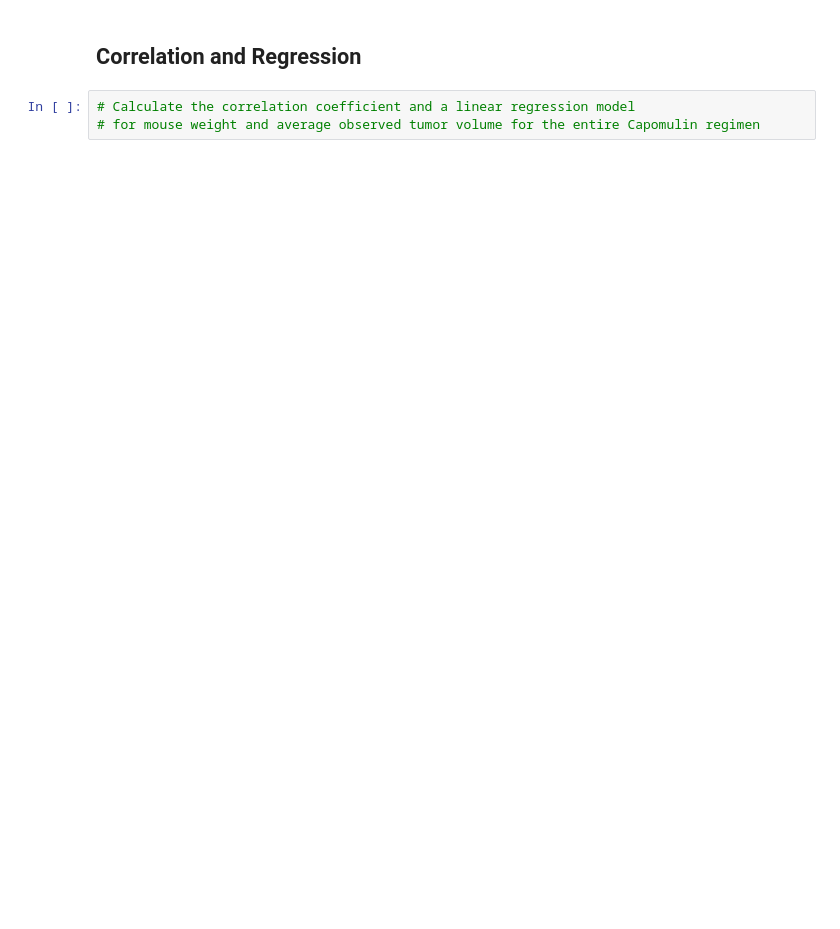
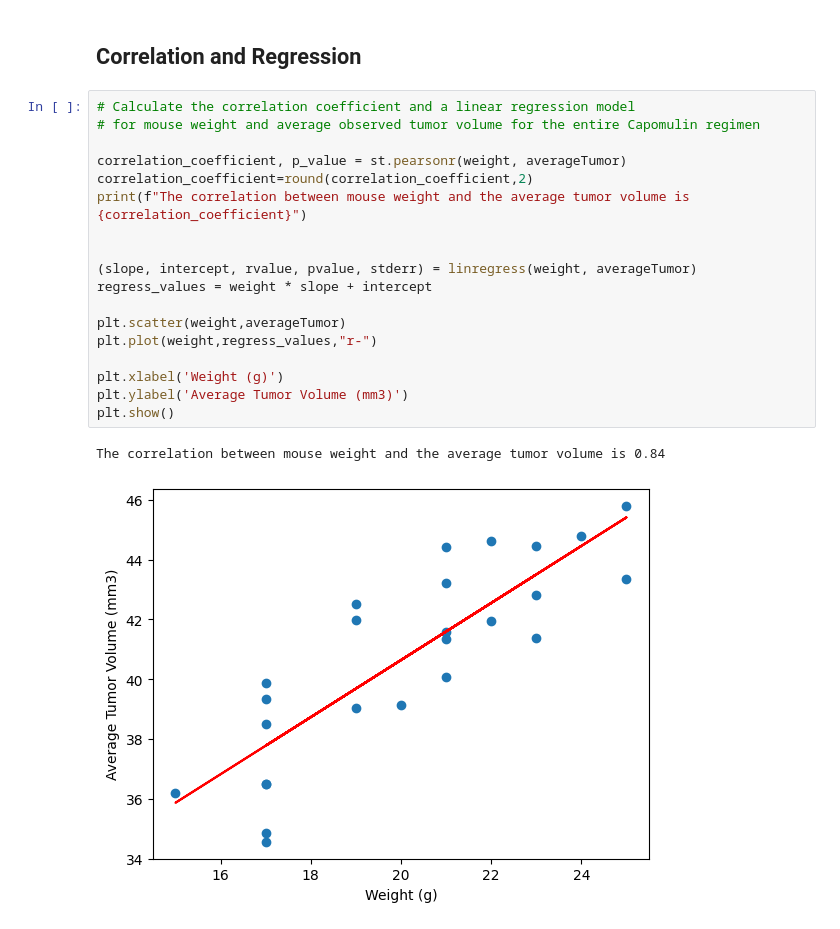
Before and after one commit to wemlaztdj/plot-challenge, a Jupyter notebook: pymaceuticals.ipynb, the cells around one changed output. Saved outputs shown, nothing was run; the diff lists cells and outputs as text; blank space fills up the shorter version.

```diff
--- a/pymaceuticals_starter.ipynb
+++ b/pymaceuticals.ipynb
@@ -262,5 +273,23 @@ plt.show()
 # %% [markdown]
 ## Correlation and Regression
-# %%
-# Calculate the correlation coefficient and a linear regression model
-# for mouse weight and average observed tumor volume for the entire Capomulin regimen
+# %%
+# Calculate the correlation coefficient and a linear regression model
+# for mouse weight and average observed tumor volume for the entire Capomulin regimen
+
+correlation_coefficient, p_value = st.pearsonr(weight, averageTumor)
+correlation_coefficient=round(correlation_coefficient,2)
+print(f"The correlation between mouse weight and the average tumor volume is {correlation_coefficient}")
+
+
+(slope, intercept, rvalue, pvalue, stderr) = linregress(weight, averageTumor)
+regress_values = weight * slope + intercept
+
+plt.scatter(weight,averageTumor)
+plt.plot(weight,regress_values,"r-")
+
+plt.xlabel('Weight (g)')
+plt.ylabel('Average Tumor Volume (mm3)')
+plt.show()
+# %% [output]
+The correlation between mouse weight and the average tumor volume is 0.84
+[figure, added]
```
Also changed, not shown: parts of 2 cells of this notebook.
